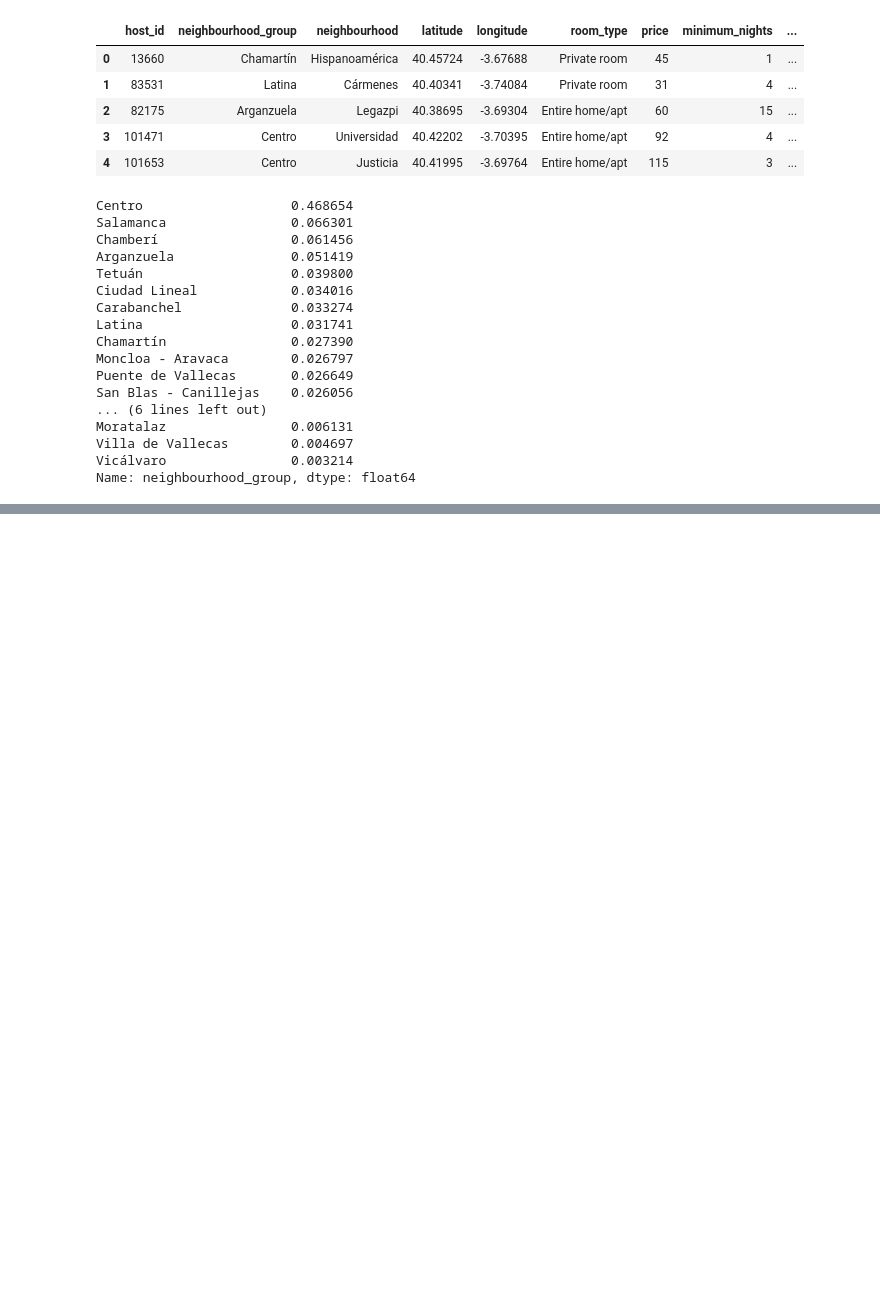
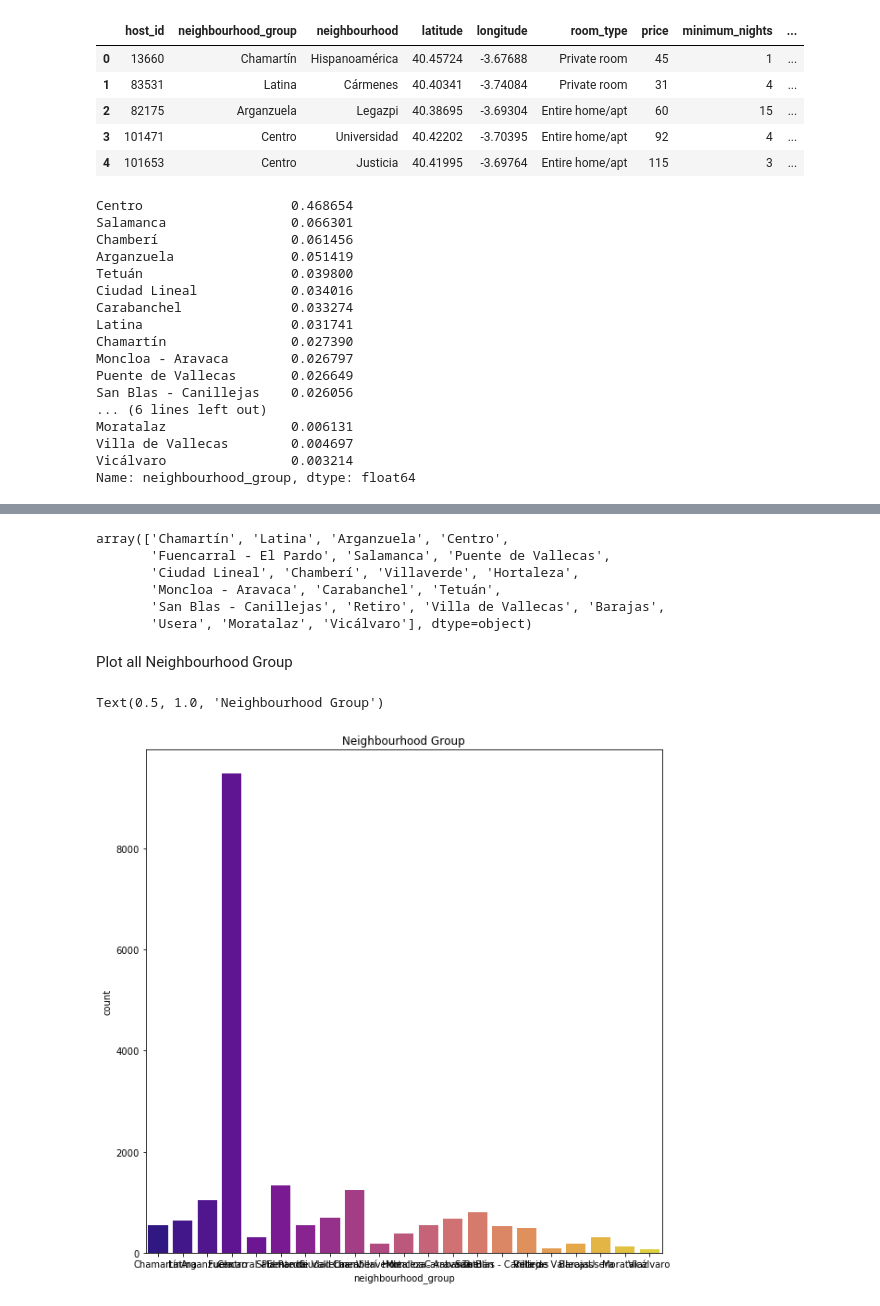
Before and after one commit to trisidoan/ML_engineering_degree, a Jupyter notebook: EAD_review.ipynb, the cells around one changed output, grey strips where cells are left out. Drawn from its saved outputs; the diff is of its cells as text; code cells hidden in the pictures; blank space fills up the shorter version.

```diff
--- a/EAD_review.ipynb
+++ b/EAD_review.ipynb
@@ -73,0 +148,20 @@ Name: neighbourhood_group, dtype: float64
+# %%
+import seaborn as sns
+airbnb['neighbourhood_group'].unique()
+# %% [output]
+array(['Chamartín', 'Latina', 'Arganzuela', 'Centro',
+       'Fuencarral - El Pardo', 'Salamanca', 'Puente de Vallecas',
+       'Ciudad Lineal', 'Chamberí', 'Villaverde', 'Hortaleza',
+       'Moncloa - Aravaca', 'Carabanchel', 'Tetuán',
+       'San Blas - Canillejas', 'Retiro', 'Villa de Vallecas', 'Barajas',
+       'Usera', 'Moratalaz', 'Vicálvaro'], dtype=object)
+# %% [markdown]
+Plot all Neighbourhood Group
+# %%
+sns.countplot(airbnb['neighbourhood_group'], palette="plasma")
+fig = plt.gcf()
+fig.set_size_inches(10,10)
+plt.title('Neighbourhood Group')
+# %% [output]
+Text(0.5, 1.0, 'Neighbourhood Group')
+[figure, added]
```
Also changed, not shown: parts of 14 cells of this notebook.
